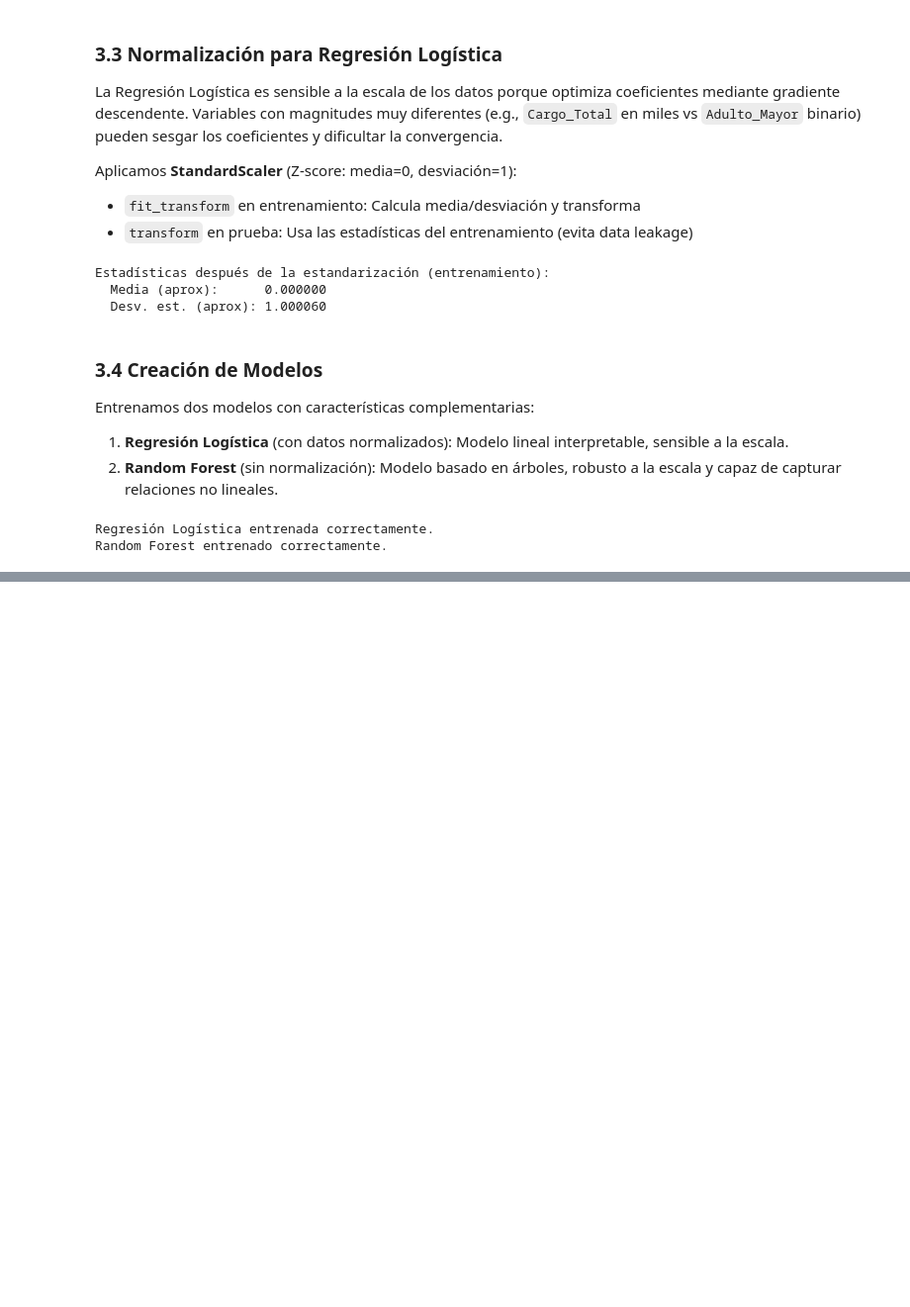
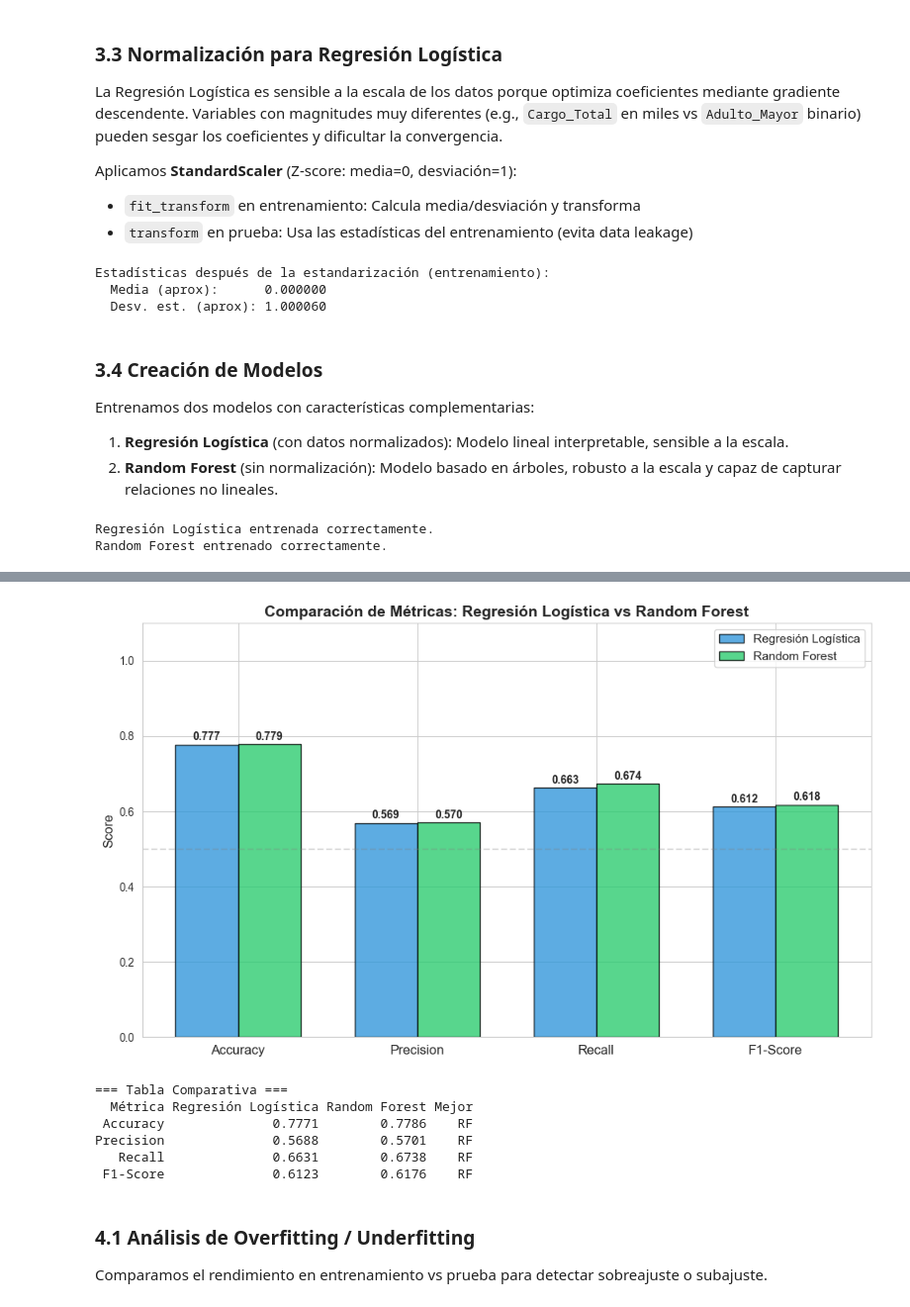
Before and after one commit to anothereverr/oracle-alura-data-science-challenge-2-second-stage, a Jupyter notebook: TelecomX.ipynb, the cells around one changed output, grey strips where cells are left out. Shown at 99% size. Saved outputs shown, nothing was run; the diff lists cells and outputs as text; code cells hidden in the pictures; blank space fills up the shorter version.

```diff
--- a/TelecomX.ipynb
+++ b/TelecomX.ipynb
@@ -480,0 +547,53 @@ Random Forest entrenado correctamente.
+# %%
+# Comparación visual de métricas
+metricas_nombres = ['Accuracy', 'Precision', 'Recall', 'F1-Score']
+lr_vals = [metricas_lr[m] for m in metricas_nombres]
+rf_vals = [metricas_rf[m] for m in metricas_nombres]
+
+x = np.arange(len(metricas_nombres))
+width = 0.35
+
+fig, ax = plt.subplots(figsize=(10, 6))
+bars1 = ax.bar(x - width/2, lr_vals, width, label='Regresión Logística', color='#3498db', edgecolor='black', alpha=0.8)
+bars2 = ax.bar(x + width/2, rf_vals, width, label='Random Forest', color='#2ecc71', edgecolor='black', alpha=0.8)
+
+for bars in [bars1, bars2]:
+    for bar in bars:
+        height = bar.get_height()
+        ax.text(bar.get_x() + bar.get_width() / 2, height + 0.005,
+                f'{height:.3f}', ha='center', va='bottom', fontweight='bold', fontsize=10)
+
+ax.set_ylabel('Score', fontsize=12)
+ax.set_title('Comparación de Métricas: Regresión Logística vs Random Forest', fontsize=14, fontweight='bold')
+ax.set_xticks(x)
+ax.set_xticklabels(metricas_nombres, fontsize=12)
+ax.set_ylim(0, 1.1)
+ax.legend(fontsize=11)
+ax.axhline(y=0.5, color='gray', linestyle='--', alpha=0.3)
+
+plt.tight_layout()
+plt.savefig('07_comparacion_metricas.png', bbox_inches='tight', dpi=150)
+plt.show()
+
+# Tabla comparativa
+comparacion = pd.DataFrame({
+    'Métrica': metricas_nombres,
+    'Regresión Logística': [f'{v:.4f}' for v in lr_vals],
+    'Random Forest': [f'{v:.4f}' for v in rf_vals],
+    'Mejor': ['RL' if lr > rf else 'RF' if rf > lr else 'Empate'
+              for lr, rf in zip(lr_vals, rf_vals)]
+})
+print('\n=== Tabla Comparativa ===')
+print(comparacion.to_string(index=False))
+# %% [output]
+[figure, added]
+=== Tabla Comparativa ===
+  Métrica Regresión Logística Random Forest Mejor
+ Accuracy              0.7771        0.7786    RF
+Precision              0.5688        0.5701    RF
+   Recall              0.6631        0.6738    RF
+ F1-Score              0.6123        0.6176    RF
+# %% [markdown]
+### 4.1 Análisis de Overfitting / Underfitting
+
+Comparamos el rendimiento en entrenamiento vs prueba para detectar sobreajuste o subajuste.
```
Also changed, not shown: parts of 4 cells of this notebook, 2 other files.
